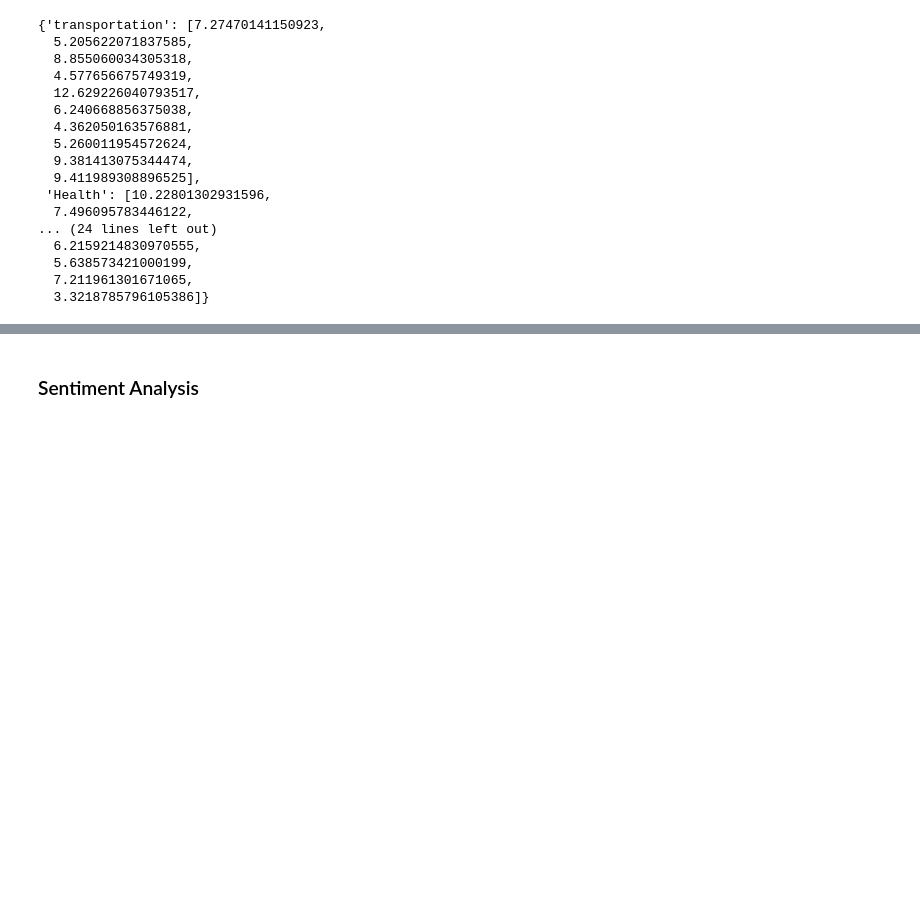
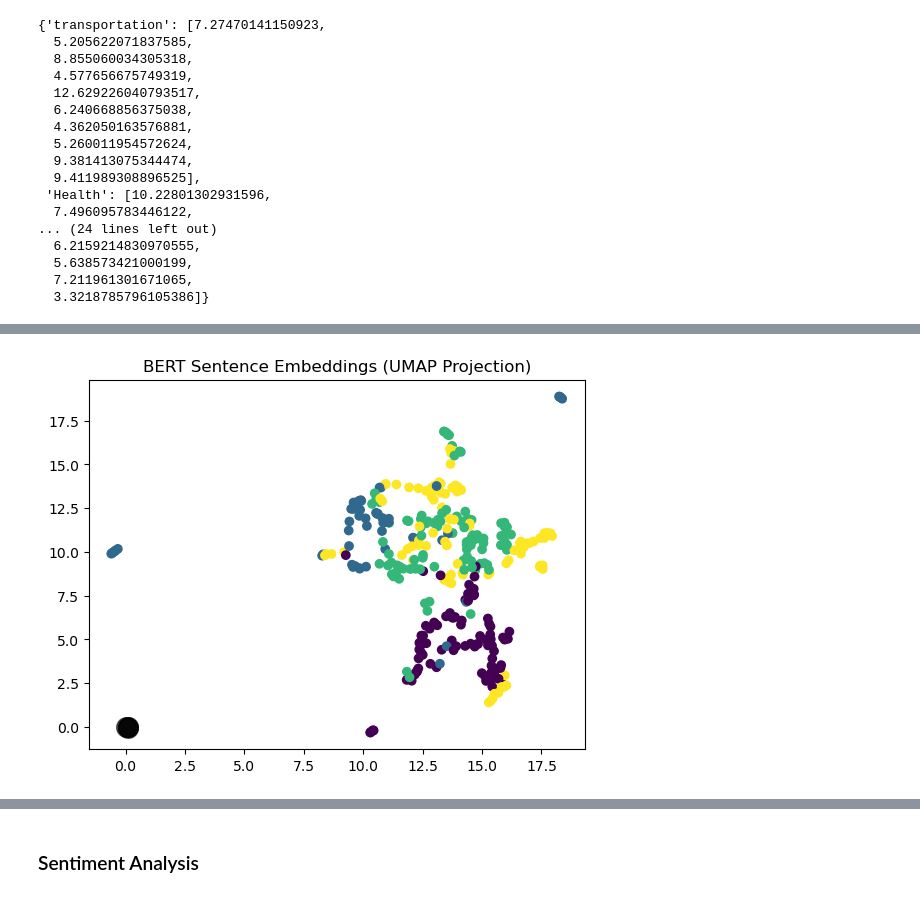
Before and after one commit to heiditam/SDOH_transportation, a Jupyter notebook: sdoh.ipynb, the cells around one changed output, grey strips where cells are left out. Saved outputs shown, nothing was run; the diff lists cells and outputs as text; code cells hidden in the pictures; blank space fills up the shorter version.

```diff
--- a/sdoh.ipynb
+++ b/sdoh.ipynb
@@ -619,0 +686,2 @@ topic_count_dict
+# %%
+new_sentences = combine_lines(sentences_text)
@@ -619,0 +701,5 @@ topic_count_dict
+# %%
+# adds the special [CLS] (classification) and [SEP] (separator) tokens at the beginning and end of the encoded sequence
+model = SentenceTransformer('all-MiniLM-L6-v2')
+embeddings = model.encode(new_sentences, convert_to_tensor=True)
+embeddings
@@ -619,0 +731,3 @@ topic_count_dict
+# %%
+np_embeddings = embeddings.cpu().numpy()
+np_embeddings
@@ -619,0 +748,13 @@ topic_count_dict
+# %%
+clusters = 4
+kmeans = KMeans(n_clusters=clusters,random_state=42)
+cluster_labels = kmeans.fit_predict(np_embeddings)
+cluster_group = {}
+
+for i, sentence in enumerate(new_sentences):
+    cluster_id = cluster_labels[i]
+    if cluster_id not in cluster_group:
+        cluster_group[cluster_id] = [sentence]
+    else:
+        cluster_group[cluster_id].append(sentence)
+cluster_group[2]
@@ -619,0 +779,21 @@ topic_count_dict
+# %%
+import umap.umap_ as umap
+
+# Reduce dimensionality
+reducer = umap.UMAP(n_neighbors=5, min_dist=0.3, metric='cosine')
+embeddings_2d = reducer.fit_transform(np_embeddings)
+
+# Plot embeddings
+plt.scatter(embeddings_2d[:, 0], embeddings_2d[:, 1], c=cluster_labels, cmap = 'viridis')
+centroids = kmeans.cluster_centers_
+
+# # Annotate points
+# for i, sentence in enumerate(sentences):
+#     plt.annotate(f"{i+1}", (embeddings_2d[i, 0], embeddings_2d[i, 1]))
+
+plt.scatter(centroids[:, 0], centroids[:, 1],c='black', s=200, alpha=0.6);
+
+plt.title("BERT Sentence Embeddings (UMAP Projection)")
+plt.show()
+# %% [output]
+[figure, added]
```
Also changed, not shown: parts of 18 cells of this notebook, 2 other files.
